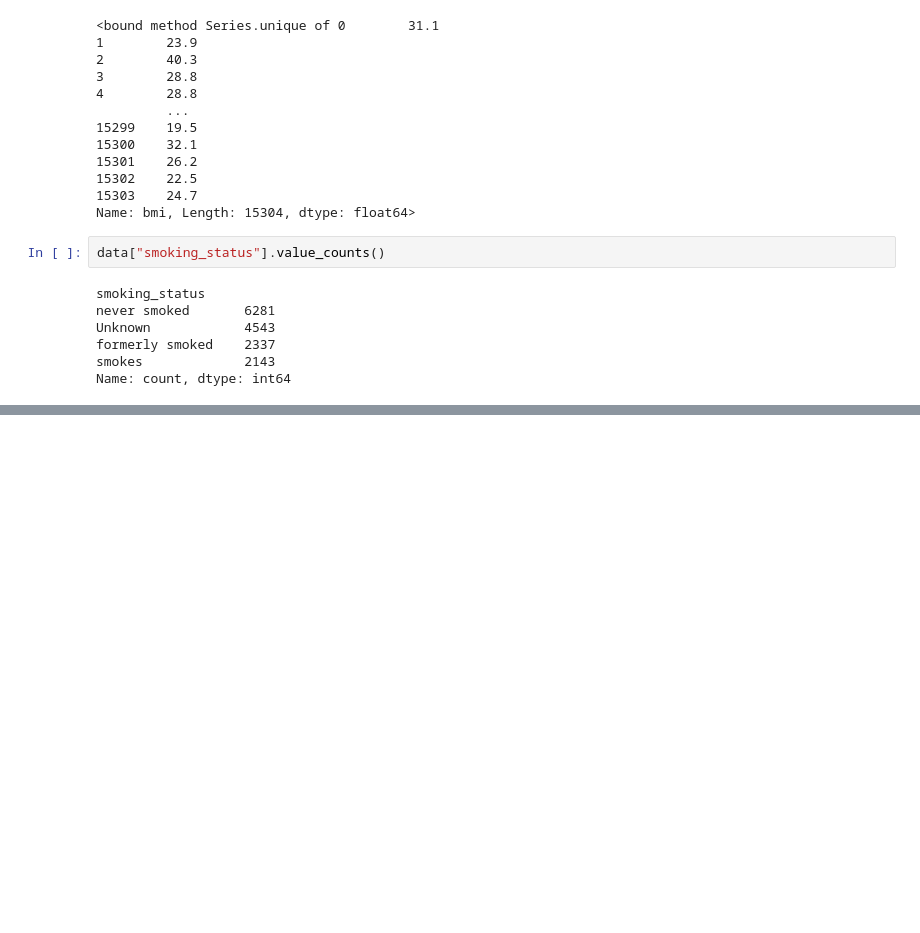
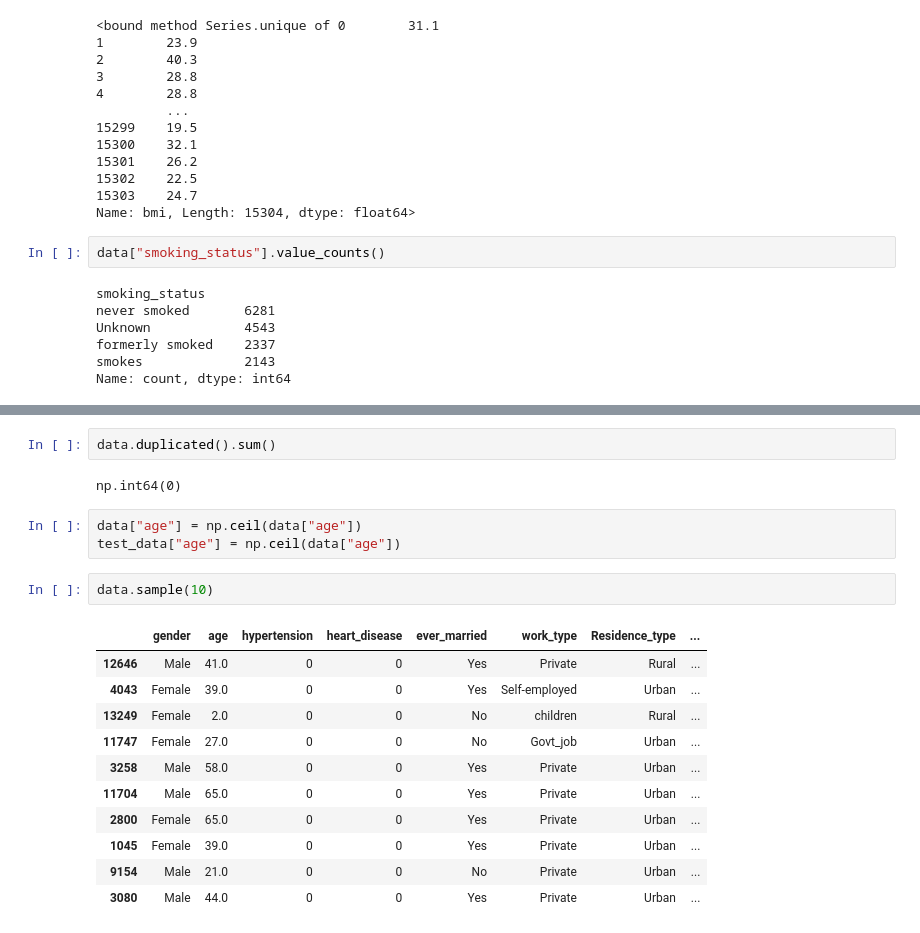
Before and after one commit to kamijoseph/Brain-Stroke-Diagnosis-ML-Prediction, a Jupyter notebook: notebooks/main.ipynb, the cells around one changed output, grey strips where cells are left out. Cells and saved outputs as stored; diff of their text form; blank space fills up the shorter version.

```diff
--- a/notebooks/main.ipynb
+++ b/notebooks/main.ipynb
@@ -213,0 +239,21 @@ data.sample(10)
+# %%
+data.duplicated().sum()
+# %% [output]
+np.int64(0)
+# %%
+data["age"] = np.ceil(data["age"])
+test_data["age"] = np.ceil(data["age"])
+# %%
+data.sample(10)
+# %% [output]
+|  | gender | age | hypertension | heart_disease | ever_married | work_type | Residence_type | ... |
+| 12646 | Male | 41.0 | 0 | 0 | Yes | Private | Rural | ... |
+| 4043 | Female | 39.0 | 0 | 0 | Yes | Self-employed | Urban | ... |
+| 13249 | Female | 2.0 | 0 | 0 | No | children | Rural | ... |
+| 11747 | Female | 27.0 | 0 | 0 | No | Govt_job | Urban | ... |
+| 3258 | Male | 58.0 | 0 | 0 | Yes | Private | Urban | ... |
+| 11704 | Male | 65.0 | 0 | 0 | Yes | Private | Urban | ... |
+| 2800 | Female | 65.0 | 0 | 0 | Yes | Private | Urban | ... |
+| 1045 | Female | 39.0 | 0 | 0 | Yes | Private | Urban | ... |
+| 9154 | Male | 21.0 | 0 | 0 | No | Private | Urban | ... |
+| 3080 | Male | 44.0 | 0 | 0 | Yes | Private | Urban | ... |
```
Also changed, not shown: parts of 8 cells of this notebook.
